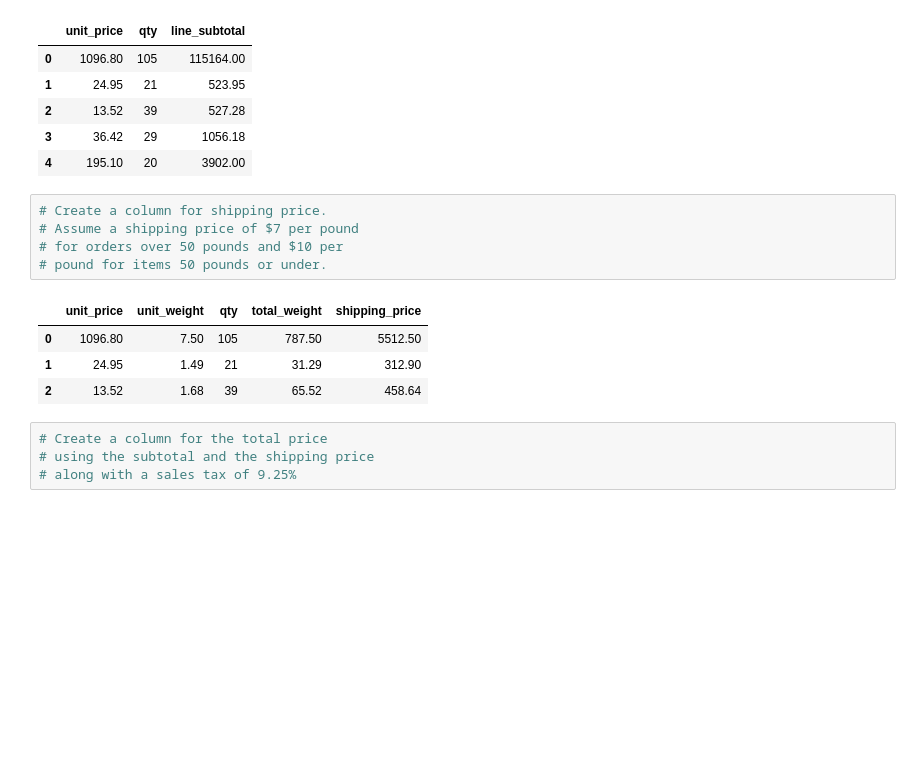
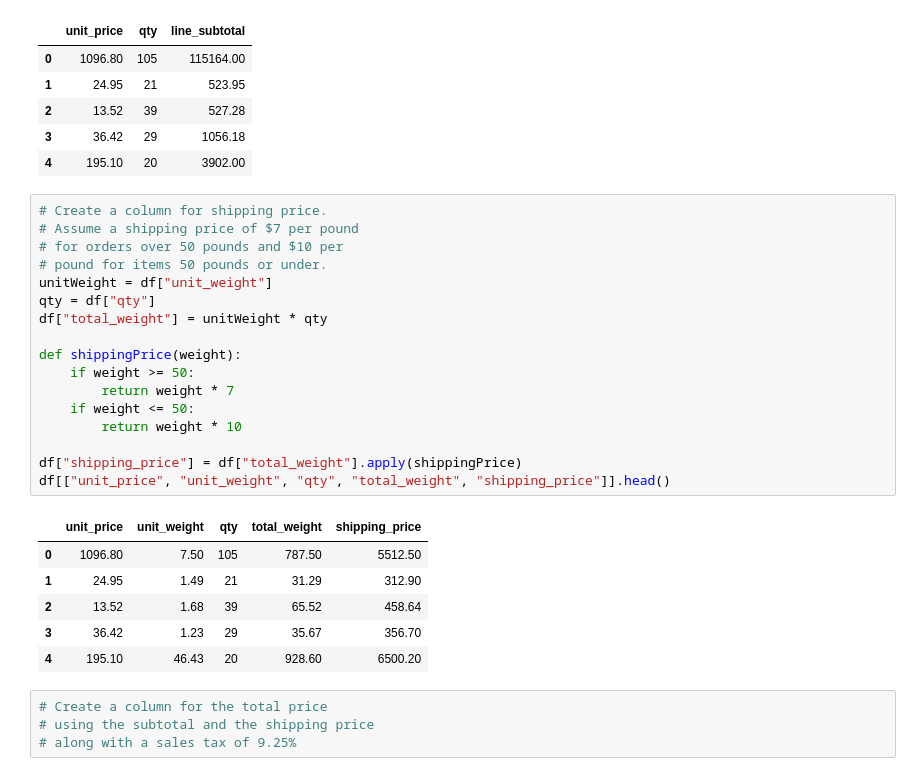
Before and after one commit to LardexTheLarge/pandas-challenge-1, a Jupyter notebook: module_4_challenge.ipynb, the cells around one changed output. Drawn from its saved outputs; the diff is of its cells as text; blank space fills up the shorter version.

```diff
--- a/module_4_challenge.ipynb
+++ b/module_4_challenge.ipynb
@@ -124,13 +124,27 @@ df[["unit_price", "qty", "line_subtotal"]].head()
 # %%
 # Create a column for shipping price.
 # Assume a shipping price of $7 per pound
 # for orders over 50 pounds and $10 per
 # pound for items 50 pounds or under.
+unitWeight = df["unit_weight"]
+qty = df["qty"]
+df["total_weight"] = unitWeight * qty
+
+def shippingPrice(weight):
+    if weight >= 50:
+        return weight * 7
+    if weight <= 50:
+        return weight * 10
+
+df["shipping_price"] = df["total_weight"].apply(shippingPrice)
+df[["unit_price", "unit_weight", "qty", "total_weight", "shipping_price"]].head()
 # %% [output]
 |  | unit_price | unit_weight | qty | total_weight | shipping_price |
 | 0 | 1096.80 | 7.50 | 105 | 787.50 | 5512.50 |
 | 1 | 24.95 | 1.49 | 21 | 31.29 | 312.90 |
 | 2 | 13.52 | 1.68 | 39 | 65.52 | 458.64 |
+| 3 | 36.42 | 1.23 | 29 | 35.67 | 356.70 |
+| 4 | 195.10 | 46.43 | 20 | 928.60 | 6500.20 |
 # %%
 # Create a column for the total price
 # using the subtotal and the shipping price
```
